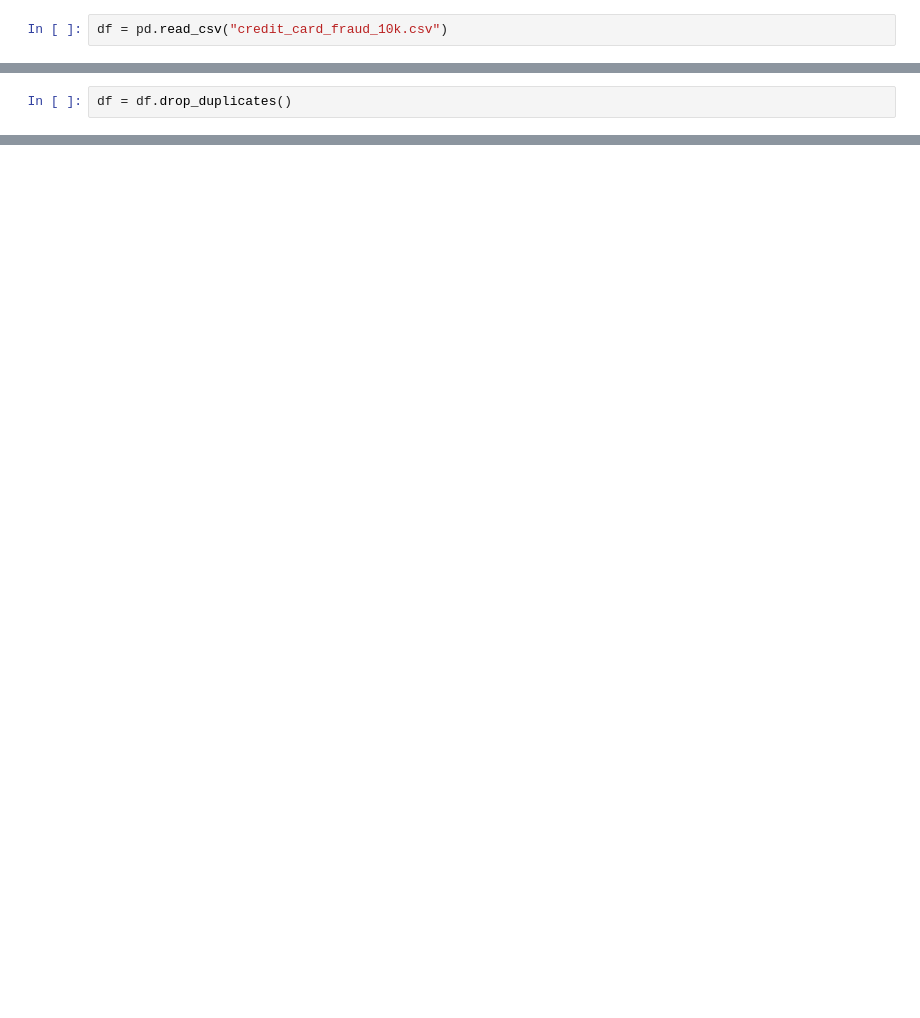
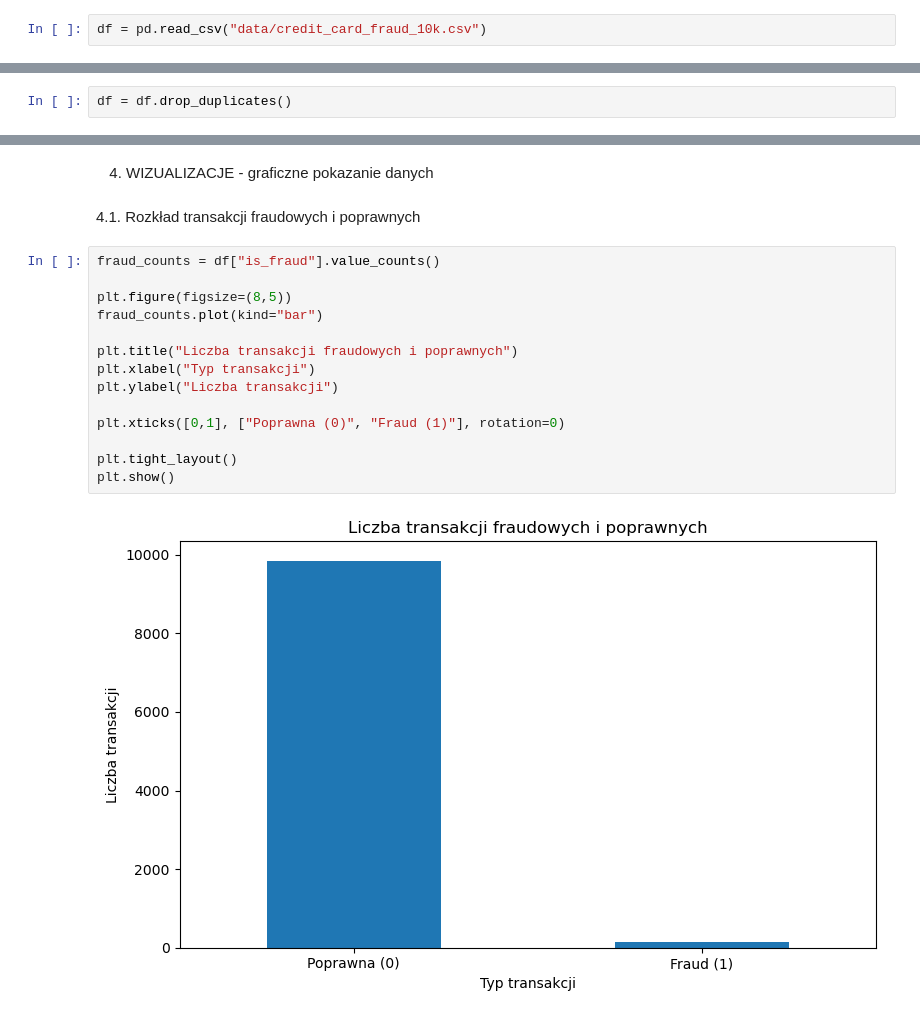
Before and after one commit to infoshareacademy/jdszr24-grupa-2, a Jupyter notebook: Ocean's_Four_Project.ipynb, the cells around one changed output, grey strips where cells are left out. Saved outputs shown, nothing was run; the diff lists cells and outputs as text; blank space fills up the shorter version.

```diff
--- a/Ocean's_Four_Project.ipynb
+++ b/Ocean's_Four_Project.ipynb
@@ -65,7 +65,7 @@ from scipy.stats import uniform
 # %% [markdown]
 2. Wczytanie bazy danych
 # %%
-df = pd.read_csv("credit_card_fraud_10k.csv")
+df = pd.read_csv("data/credit_card_fraud_10k.csv")
 # %% [markdown]
 3. Wstępne sprawdzenie danych
 # %%
@@ -88,0 +156,20 @@ df.describe()
+# %% [markdown]
+4. WIZUALIZACJE - graficzne pokazanie danych
+# %% [markdown]
+4.1. Rozkład transakcji fraudowych i poprawnych
+# %%
+fraud_counts = df["is_fraud"].value_counts()
+
+plt.figure(figsize=(8,5))
+fraud_counts.plot(kind="bar")
+
+plt.title("Liczba transakcji fraudowych i poprawnych")
+plt.xlabel("Typ transakcji")
+plt.ylabel("Liczba transakcji")
+
+plt.xticks([0,1], ["Poprawna (0)", "Fraud (1)"], rotation=0)
+
+plt.tight_layout()
+plt.show()
+# %% [output]
+[figure, added]
```
Also changed, not shown: parts of 15 cells of this notebook, 1 other file.
